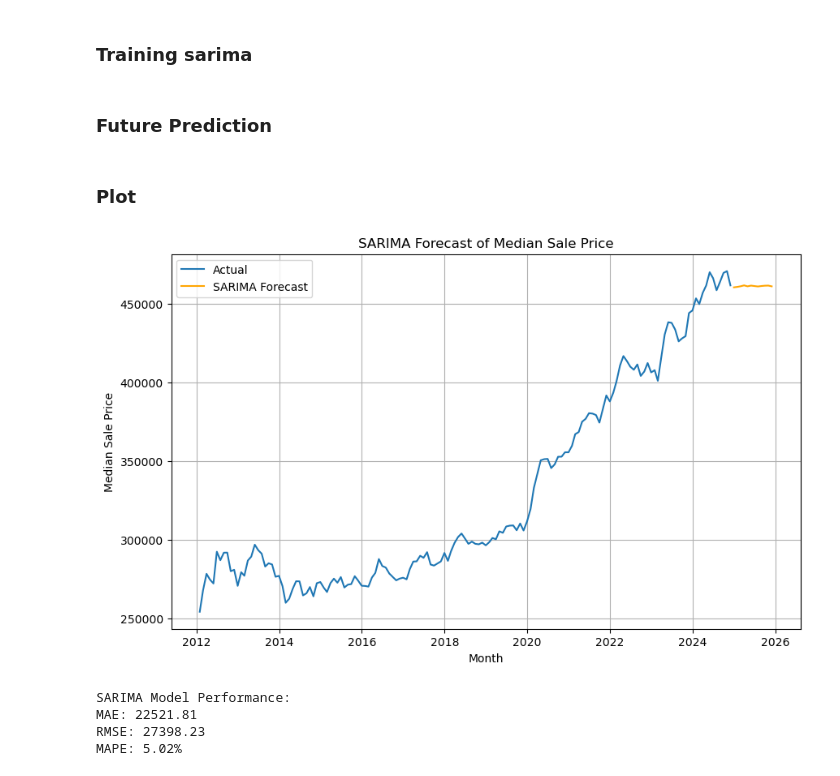
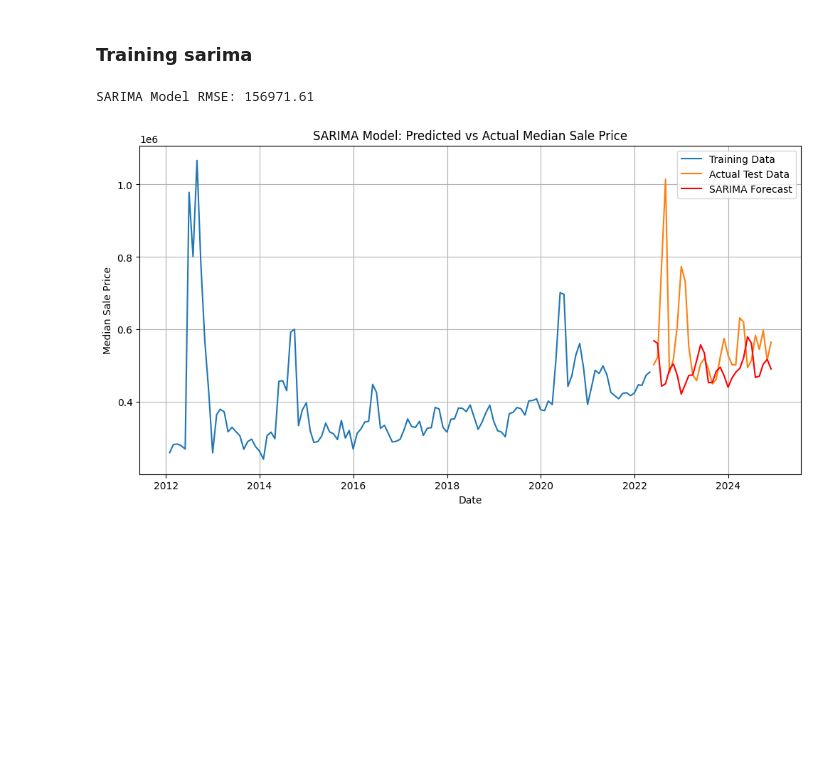
Before and after one commit to Kianjputnam/DS-4402-P2, a Jupyter notebook: scripts/Sarima_model.ipynb, the cells around one changed output. Drawn from its saved outputs; the diff is of its cells as text; code cells hidden in the pictures; blank space fills up the shorter version.

Commit message:
sarima model

```diff
--- a/scripts/Sarima_model.ipynb
+++ b/scripts/Sarima_model.ipynb
@@ -40,4 +42,3 @@ va_filtered_listings.head()
 # %%
-va_filtered_listings['period_begin'] = pd.to_datetime(va_filtered_listings['period_begin'], errors='coerce')
-va_filtered_listings = va_filtered_listings.sort_values('period_begin')
-va_filtered_listings.set_index('period_begin', inplace=True)
+df['period_begin'] = pd.to_datetime(df['period_begin'])
+df.set_index('period_begin', inplace=True)
@@ -46,2 +45,9 @@ monthly_sales = va_filtered_listings['median_sale_price'].resample('M').mean()
+# %%
+monthly_data = df.copy().resample('M').mean()
+monthly_data['median_sale_price'].fillna(method='ffill', inplace=True)
+# %%
+train_size = int(len(monthly_data) * 0.8)
+train = monthly_data[:train_size]
+test = monthly_data[train_size:]
 # %% [markdown]
 ### Fitting the model
@@ -68,2 +56,13 @@ Total fit time: 59.372 seconds
+# %%
+p, d, q = 1, 1, 1
+P, D, Q, s = 1, 1, 1, 12  # s=12 for monthly data
+
+# Fit SARIMA model
+model = SARIMAX(train['median_sale_price'],
+                order=(p, d, q),
+                seasonal_order=(P, D, Q, s))
+model_fit = model.fit(disp=False)
+
+forecast = model_fit.forecast(steps=len(test))
 # %% [markdown]
 ### Training sarima
@@ -75,2 +68,0 @@ sarima_fit = sarima_model.fit()
-# %% [markdown]
-### Future Prediction
@@ -81,45 +69,19 @@ forecast_series = pd.Series(future_forecast.predicted_mean.values, index=forecas
-# %% [markdown]
-### Plot
+# %%
+rmse = sqrt(mean_squared_error(test['median_sale_price'], forecast))
+print(f"SARIMA Model RMSE: {rmse:.2f}")
+# %% [output]
+SARIMA Model RMSE: 156971.61
 # %%
-plt.figure(figsize=(10, 6))
-plt.plot(monthly_sales, label='Actual')
-plt.plot(forecast_series, color='orange', label='SARIMA Forecast')
-plt.title('SARIMA Forecast of Median Sale Price')
-plt.xlabel('Month')
+# Plot results
+plt.figure(figsize=(12, 6))
+plt.plot(train.index, train['median_sale_price'], label='Training Data')
+plt.plot(test.index, test['median_sale_price'], label='Actual Test Data')
+plt.plot(test.index, forecast, label='SARIMA Forecast', color='red')
+plt.title('SARIMA Model: Predicted vs Actual Median Sale Price')
+plt.xlabel('Date')
 plt.ylabel('Median Sale Price')
 plt.legend()
 plt.grid(True)
 plt.show()
 # %% [output]
-[figure, old version]
+[figure, new version]
-# %%
-from sklearn.metrics import mean_absolute_error, mean_squared_error
-
-# 9. Split data into train and test sets
-train_size = int(len(monthly_sales) * 0.8)
-train, test = monthly_sales[:train_size], monthly_sales[train_size:]
-
-# 10. Fit the SARIMA model on the training set
-sarima_model = SARIMAX(train,
-                       order=auto_model.order,
-                       seasonal_order=auto_model.seasonal_order)
-sarima_fit = sarima_model.fit()
-
-# 11. Forecast on the test set
-test_forecast = sarima_fit.get_forecast(steps=len(test))
-predicted_values = test_forecast.predicted_mean
-
-# 12. Calculate evaluation metrics
-mae = mean_absolute_error(test, predicted_values)
-rmse = np.sqrt(mean_squared_error(test, predicted_values))
-mape = np.mean(np.abs((test - predicted_values) / test)) * 100
-
-print("SARIMA Model Performance:")
-print(f"MAE: {mae:.2f}")
-print(f"RMSE: {rmse:.2f}")
-print(f"MAPE: {mape:.2f}%")
-# %% [output]
-SARIMA Model Performance:
-MAE: 22521.81
-RMSE: 27398.23
-MAPE: 5.02%
```
Also changed, not shown: parts of 28 cells of this notebook.
